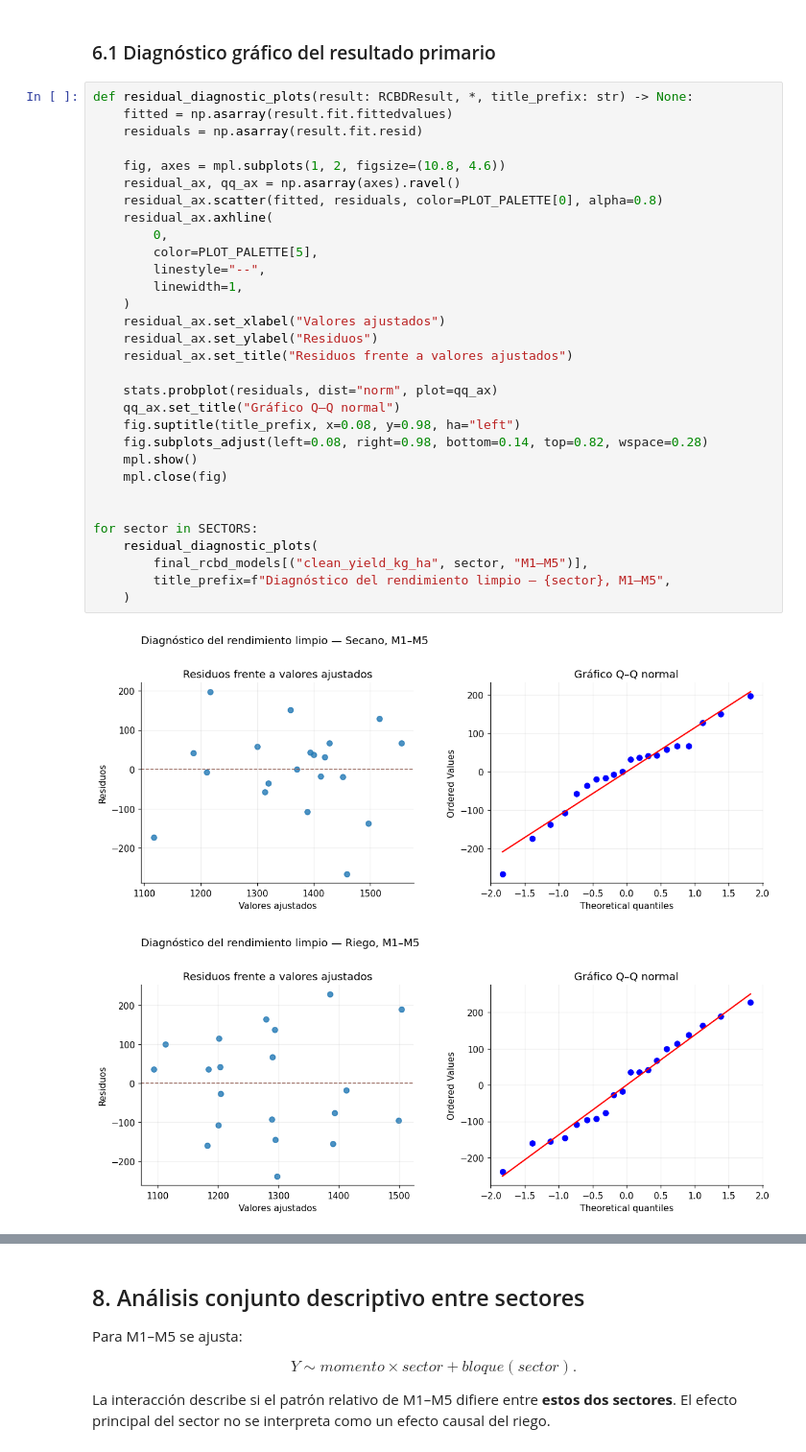
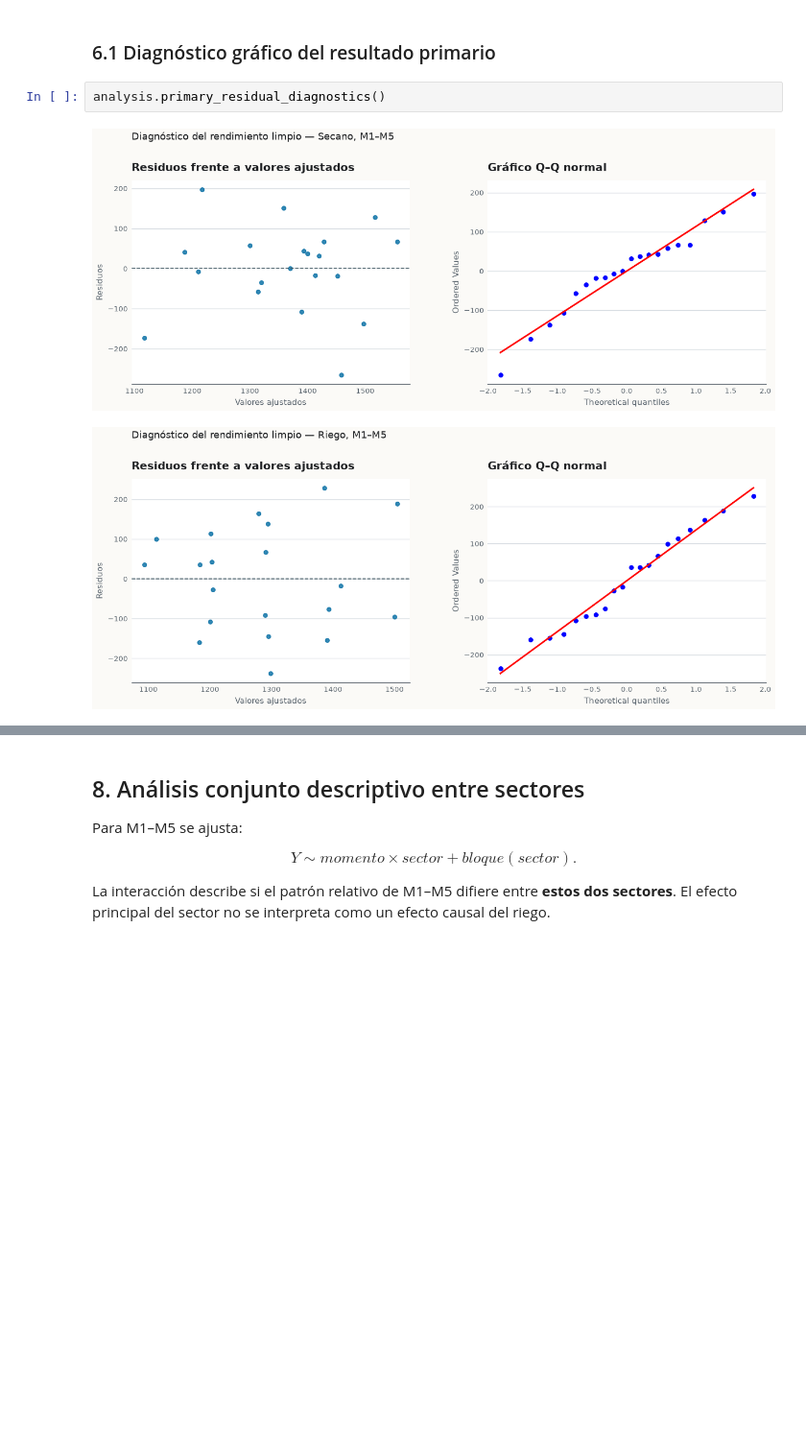
Before and after one commit to EssenceSentry/festuca_probabilistic_analysis, a Jupyter notebook: festuca_estudio_longitudinal.ipynb, the cells around one changed output, grey strips where cells are left out. Shown at 96% size. Saved outputs shown, nothing was run; the diff lists cells and outputs as text; blank space fills up the shorter version.

```diff
--- a/festuca_estudio_longitudinal.ipynb
+++ b/festuca_estudio_longitudinal.ipynb
@@ -2398,39 +374,10 @@ display_output(
 # %% [markdown]
 ### 6.1 Diagnóstico gráfico del resultado primario
 # %%
-def residual_diagnostic_plots(result: RCBDResult, *, title_prefix: str) -> None:
-    fitted = np.asarray(result.fit.fittedvalues)
-    residuals = np.asarray(result.fit.resid)
-
-    fig, axes = mpl.subplots(1, 2, figsize=(10.8, 4.6))
-    residual_ax, qq_ax = np.asarray(axes).ravel()
-    residual_ax.scatter(fitted, residuals, color=PLOT_PALETTE[0], alpha=0.8)
-    residual_ax.axhline(
-        0,
-        color=PLOT_PALETTE[5],
-        linestyle="--",
-        linewidth=1,
-    )
-    residual_ax.set_xlabel("Valores ajustados")
-    residual_ax.set_ylabel("Residuos")
-    residual_ax.set_title("Residuos frente a valores ajustados")
-
-    stats.probplot(residuals, dist="norm", plot=qq_ax)
-    qq_ax.set_title("Gráfico Q–Q normal")
-    fig.suptitle(title_prefix, x=0.08, y=0.98, ha="left")
-    fig.subplots_adjust(left=0.08, right=0.98, bottom=0.14, top=0.82, wspace=0.28)
-    mpl.show()
-    mpl.close(fig)
-
-
-for sector in SECTORS:
-    residual_diagnostic_plots(
-        final_rcbd_models[("clean_yield_kg_ha", sector, "M1–M5")],
-        title_prefix=f"Diagnóstico del rendimiento limpio — {sector}, M1–M5",
-    )
+analysis.primary_residual_diagnostics()
 # %% [output]
-[figure, old version]
+[figure, new version]
-[figure, old version]
+[figure, new version]
 # %% [markdown]
 ## 7. Sensibilidad del dato faltante de N
 
```
Also changed, not shown: parts of 40 cells of this notebook, 24 other files.
